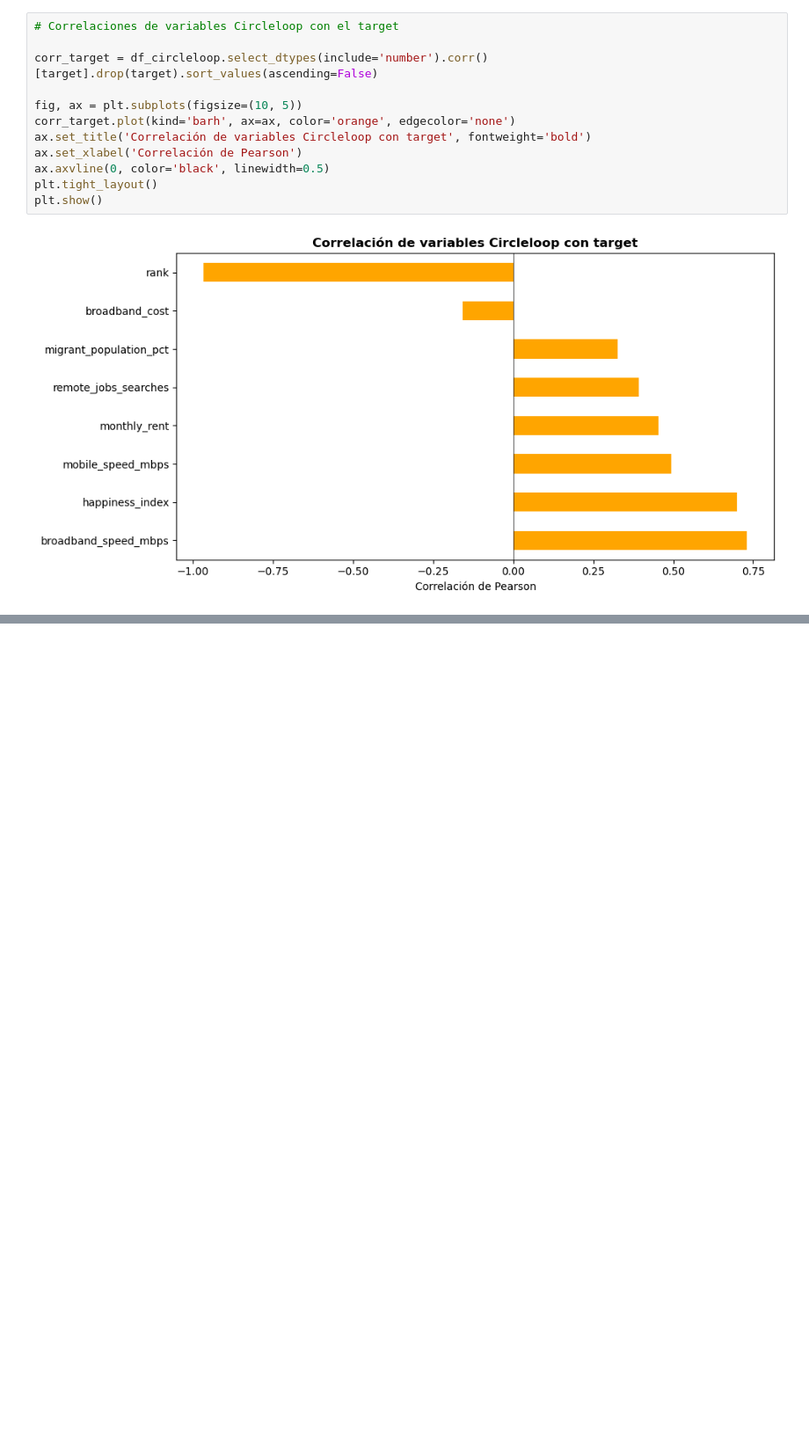
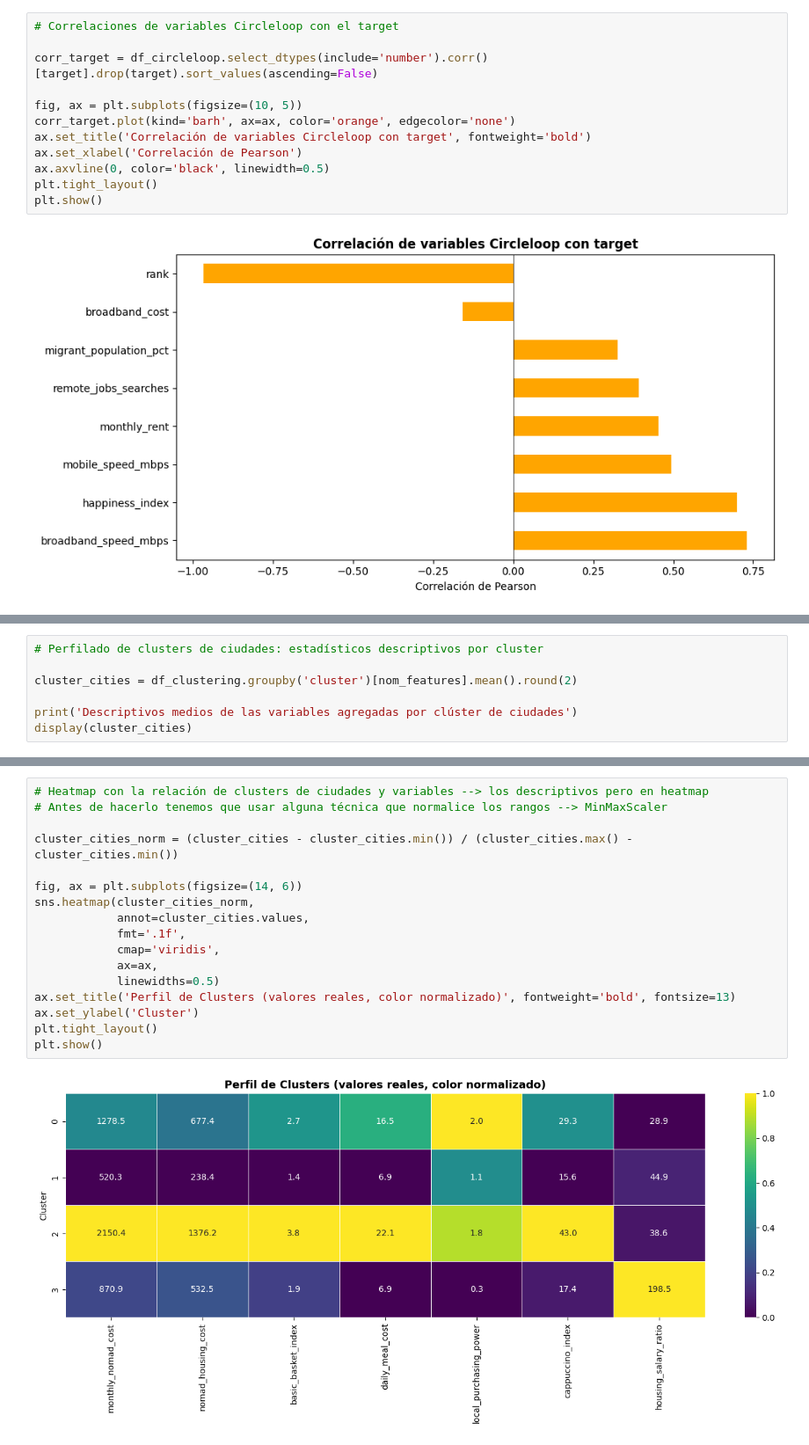
Before and after one commit to danielaaguirrej55-source/Proyecto-ML---Machine-Learning, a Jupyter notebook: src/notebooks/main_juanfcia_models.ipynb, the cells around one changed output, grey strips where cells are left out. Shown at 88% size. Drawn from its saved outputs; the diff is of its cells as text; blank space fills up the shorter version.

```diff
--- a/src/notebooks/main_juanfcia_models.ipynb
+++ b/src/notebooks/main_juanfcia_models.ipynb
@@ -757,0 +704,7 @@ from sklearn.linear_model import ElasticNet
+# %%
+# Perfilado de clusters de ciudades: estadísticos descriptivos por cluster
+
+cluster_cities = df_clustering.groupby('cluster')[nom_features].mean().round(2)
+
+print('Descriptivos medios de las variables agregadas por clúster de ciudades')
+display(cluster_cities)
@@ -757,0 +719,19 @@ from sklearn.linear_model import ElasticNet
+# %%
+# Heatmap con la relación de clusters de ciudades y variables --> los descriptivos pero en heatmap
+# Antes de hacerlo tenemos que usar alguna técnica que normalice los rangos --> MinMaxScaler
+
+cluster_cities_norm = (cluster_cities - cluster_cities.min()) / (cluster_cities.max() - cluster_cities.min())
+
+fig, ax = plt.subplots(figsize=(14, 6))
+sns.heatmap(cluster_cities_norm,
+            annot=cluster_cities.values,
+            fmt='.1f',
+            cmap='viridis',
+            ax=ax,
+            linewidths=0.5)
+ax.set_title('Perfil de Clusters (valores reales, color normalizado)', fontweight='bold', fontsize=13)
+ax.set_ylabel('Cluster')
+plt.tight_layout()
+plt.show()
+# %% [output]
+[figure, added]
```
Also changed, not shown: parts of 52 cells of this notebook, 1 other file.
